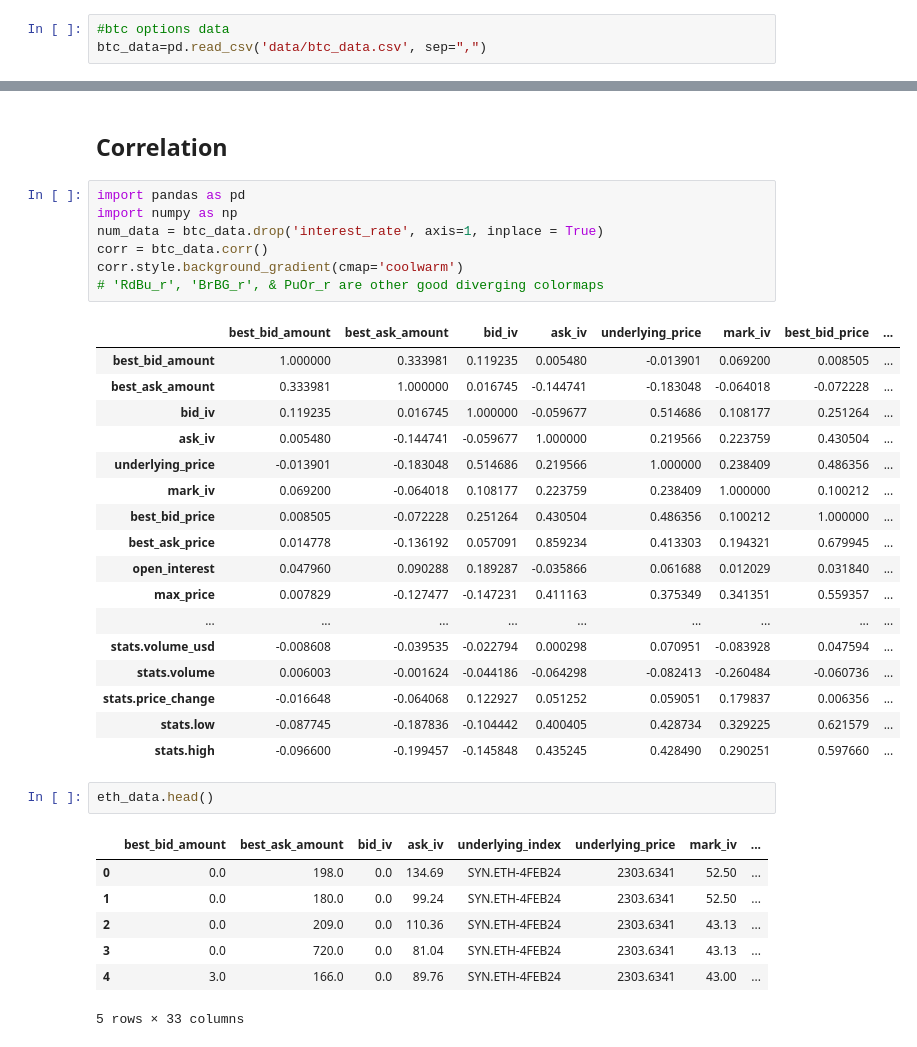
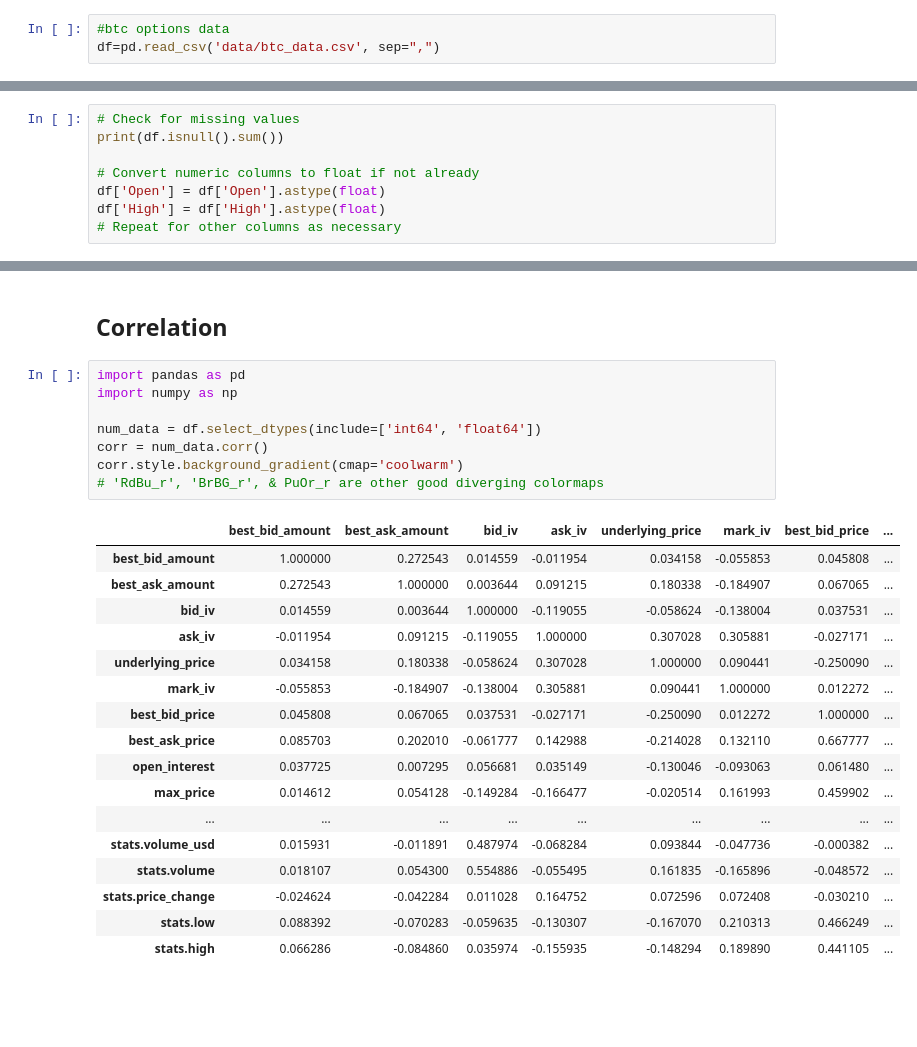
Before and after one commit to EthanFalcao/Defi_Options_Implied_Volatility, a Jupyter notebook: 2. (BTC) - Exploratory Data Analysis.ipynb, the cells around one changed output, grey strips where cells are left out. Drawn from its saved outputs; the diff is of its cells as text; blank space fills up the shorter version.

```diff
--- a/2. (BTC) - Exploratory Data Analysis.ipynb
+++ b/2. (BTC) - Exploratory Data Analysis.ipynb
@@ -13,7 +13,7 @@ warnings.simplefilter(action='ignore', category=FutureWarning)
 ## Import data
 # %%
 #btc options data
-btc_data=pd.read_csv('data/btc_data.csv', sep=",")
+df=pd.read_csv('data/btc_data.csv', sep=",")
 # %% [markdown]
 * best_bid_amount, best_ask_amount: The amount of the best bid and ask.
 
@@ -143,2 +169,10 @@ btc_data_key.describe
+# %%
+# Check for missing values
+print(df.isnull().sum())
+
+# Convert numeric columns to float if not already
+df['Open'] = df['Open'].astype(float)
+df['High'] = df['High'].astype(float)
+# Repeat for other columns as necessary
 # %%
 # Compute the frequency of each unique settlement period
@@ -216,35 +251,26 @@ plt.show()
 # %%
 import pandas as pd
 import numpy as np
-num_data = btc_data.drop('interest_rate', axis=1, inplace = True)
-corr = btc_data.corr()
+
+num_data = df.select_dtypes(include=['int64', 'float64'])
+corr = num_data.corr()
 corr.style.background_gradient(cmap='coolwarm')
 # 'RdBu_r', 'BrBG_r', & PuOr_r are other good diverging colormaps
 # %% [output]
 |  | best_bid_amount | best_ask_amount | bid_iv | ask_iv | underlying_price | mark_iv | best_bid_price | ... |
-| best_bid_amount | 1.000000 | 0.333981 | 0.119235 | 0.005480 | -0.013901 | 0.069200 | 0.008505 | ... |
-| best_ask_amount | 0.333981 | 1.000000 | 0.016745 | -0.144741 | -0.183048 | -0.064018 | -0.072228 | ... |
-| bid_iv | 0.119235 | 0.016745 | 1.000000 | -0.059677 | 0.514686 | 0.108177 | 0.251264 | ... |
-| ask_iv | 0.005480 | -0.144741 | -0.059677 | 1.000000 | 0.219566 | 0.223759 | 0.430504 | ... |
-| underlying_price | -0.013901 | -0.183048 | 0.514686 | 0.219566 | 1.000000 | 0.238409 | 0.486356 | ... |
-| mark_iv | 0.069200 | -0.064018 | 0.108177 | 0.223759 | 0.238409 | 1.000000 | 0.100212 | ... |
-| best_bid_price | 0.008505 | -0.072228 | 0.251264 | 0.430504 | 0.486356 | 0.100212 | 1.000000 | ... |
-| best_ask_price | 0.014778 | -0.136192 | 0.057091 | 0.859234 | 0.413303 | 0.194321 | 0.679945 | ... |
-| open_interest | 0.047960 | 0.090288 | 0.189287 | -0.035866 | 0.061688 | 0.012029 | 0.031840 | ... |
-| max_price | 0.007829 | -0.127477 | -0.147231 | 0.411163 | 0.375349 | 0.341351 | 0.559357 | ... |
+| best_bid_amount | 1.000000 | 0.272543 | 0.014559 | -0.011954 | 0.034158 | -0.055853 | 0.045808 | ... |
+| best_ask_amount | 0.272543 | 1.000000 | 0.003644 | 0.091215 | 0.180338 | -0.184907 | 0.067065 | ... |
+| bid_iv | 0.014559 | 0.003644 | 1.000000 | -0.119055 | -0.058624 | -0.138004 | 0.037531 | ... |
+| ask_iv | -0.011954 | 0.091215 | -0.119055 | 1.000000 | 0.307028 | 0.305881 | -0.027171 | ... |
+| underlying_price | 0.034158 | 0.180338 | -0.058624 | 0.307028 | 1.000000 | 0.090441 | -0.250090 | ... |
+| mark_iv | -0.055853 | -0.184907 | -0.138004 | 0.305881 | 0.090441 | 1.000000 | 0.012272 | ... |
+| best_bid_price | 0.045808 | 0.067065 | 0.037531 | -0.027171 | -0.250090 | 0.012272 | 1.000000 | ... |
+| best_ask_price | 0.085703 | 0.202010 | -0.061777 | 0.142988 | -0.214028 | 0.132110 | 0.667777 | ... |
+| open_interest | 0.037725 | 0.007295 | 0.056681 | 0.035149 | -0.130046 | -0.093063 | 0.061480 | ... |
+| max_price | 0.014612 | 0.054128 | -0.149284 | -0.166477 | -0.020514 | 0.161993 | 0.459902 | ... |
 | ... | ... | ... | ... | ... | ... | ... | ... | ... |
-| stats.volume_usd | -0.008608 | -0.039535 | -0.022794 | 0.000298 | 0.070951 | -0.083928 | 0.047594 | ... |
-| stats.volume | 0.006003 | -0.001624 | -0.044186 | -0.064298 | -0.082413 | -0.260484 | -0.060736 | ... |
-| stats.price_change | -0.016648 | -0.064068 | 0.122927 | 0.051252 | 0.059051 | 0.179837 | 0.006356 | ... |
-| stats.low | -0.087745 | -0.187836 | -0.104442 | 0.400405 | 0.428734 | 0.329225 | 0.621579 | ... |
-| stats.high | -0.096600 | -0.199457 | -0.145848 | 0.435245 | 0.428490 | 0.290251 | 0.597660 | ... |
+| stats.volume_usd | 0.015931 | -0.011891 | 0.487974 | -0.068284 | 0.093844 | -0.047736 | -0.000382 | ... |
+| stats.volume | 0.018107 | 0.054300 | 0.554886 | -0.055495 | 0.161835 | -0.165896 | -0.048572 | ... |
+| stats.price_change | -0.024624 | -0.042284 | 0.011028 | 0.164752 | 0.072596 | 0.072408 | -0.030210 | ... |
+| stats.low | 0.088392 | -0.070283 | -0.059635 | -0.130307 | -0.167070 | 0.210313 | 0.466249 | ... |
+| stats.high | 0.066286 | -0.084860 | 0.035974 | -0.155935 | -0.148294 | 0.189890 | 0.441105 | ... |
-# %%
-eth_data.head()
-# %% [output]
-|  | best_bid_amount | best_ask_amount | bid_iv | ask_iv | underlying_index | underlying_price | mark_iv | ... |
-| 0 | 0.0 | 198.0 | 0.0 | 134.69 | SYN.ETH-4FEB24 | 2303.6341 | 52.50 | ... |
-| 1 | 0.0 | 180.0 | 0.0 | 99.24 | SYN.ETH-4FEB24 | 2303.6341 | 52.50 | ... |
-| 2 | 0.0 | 209.0 | 0.0 | 110.36 | SYN.ETH-4FEB24 | 2303.6341 | 43.13 | ... |
-| 3 | 0.0 | 720.0 | 0.0 | 81.04 | SYN.ETH-4FEB24 | 2303.6341 | 43.13 | ... |
-| 4 | 3.0 | 166.0 | 0.0 | 89.76 | SYN.ETH-4FEB24 | 2303.6341 | 43.00 | ... |
-5 rows × 33 columns
```
Also changed, not shown: parts of 13 cells of this notebook, 1 other file.
